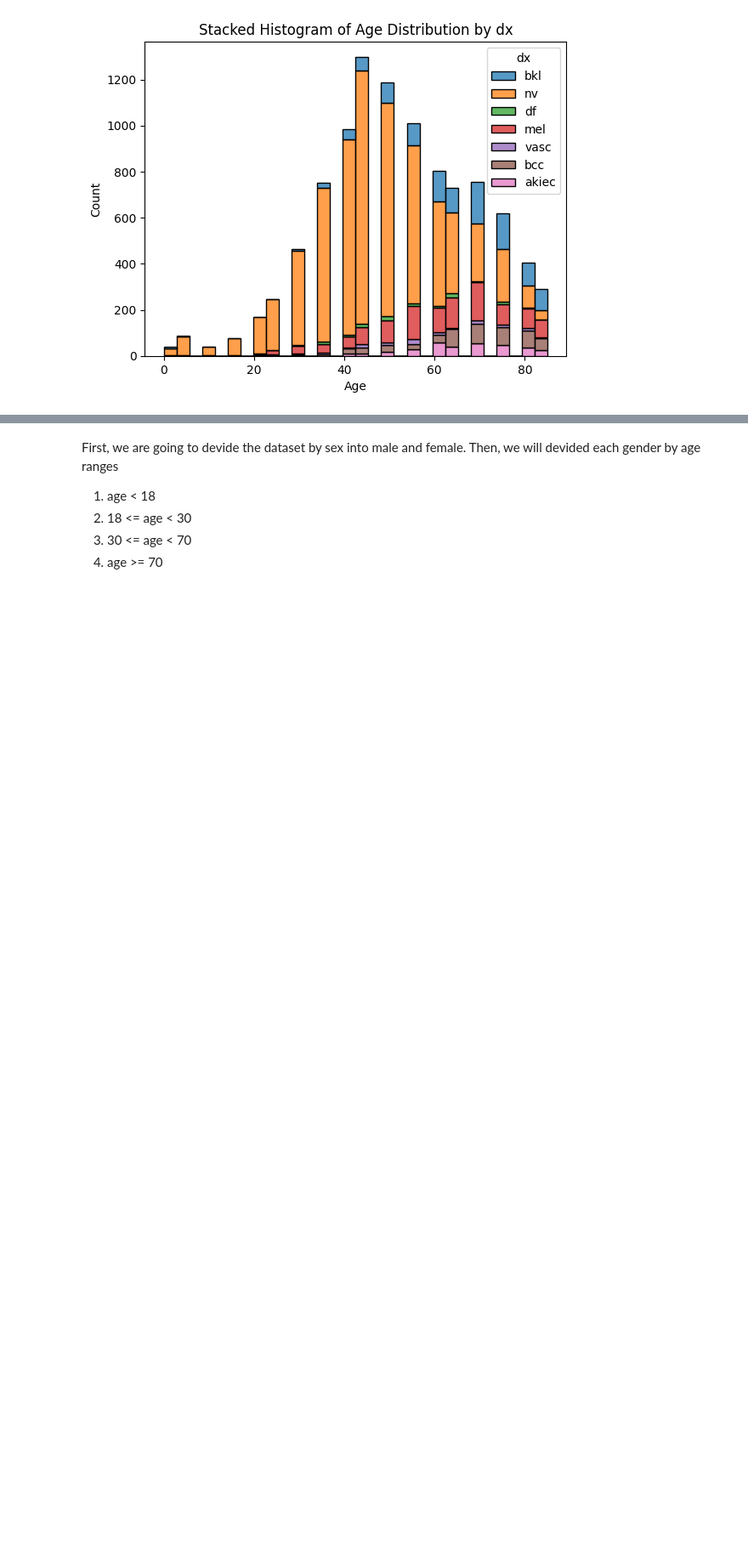
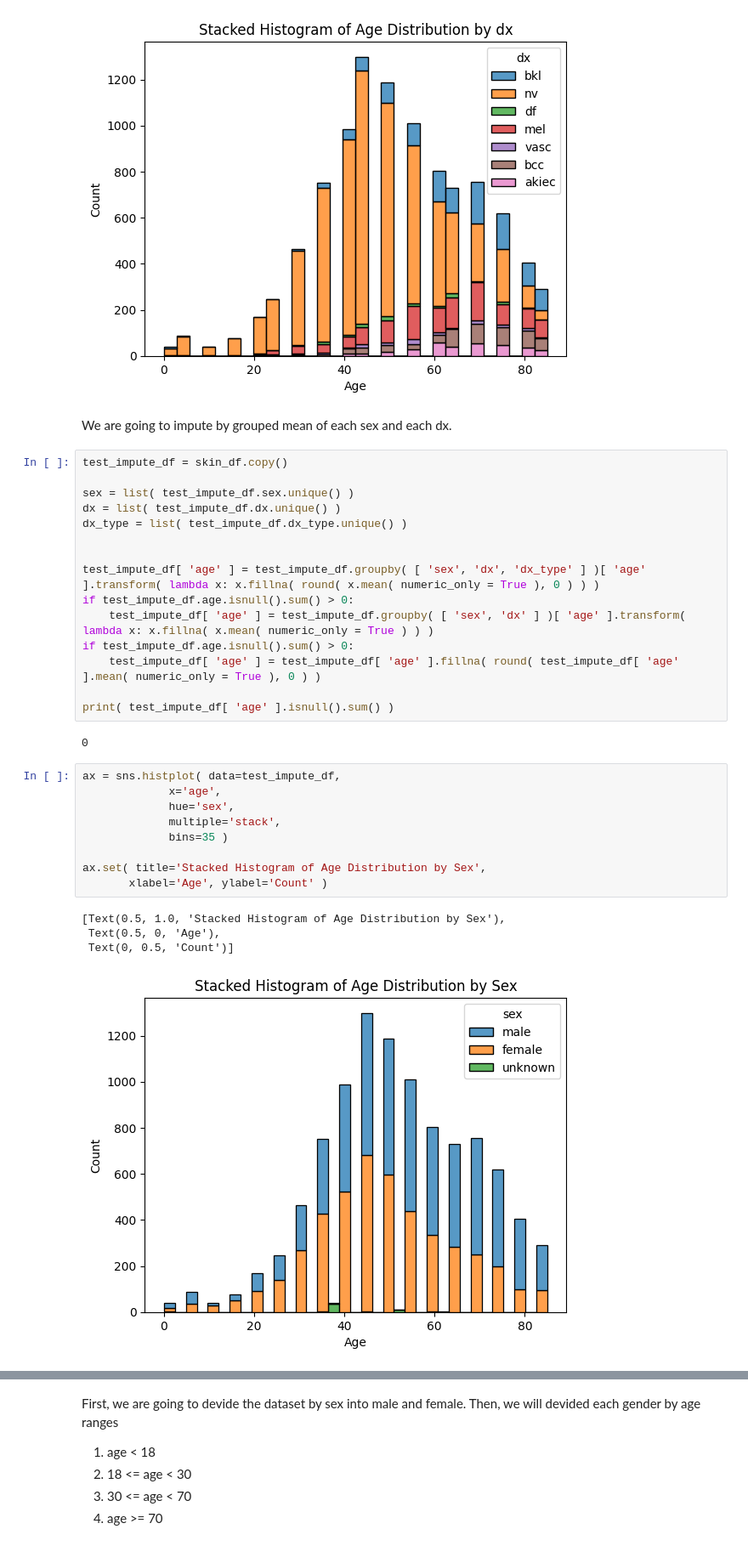
Before and after one commit to h-sutiwas/medical-image-torch, a Jupyter notebook: notebooks/eploratory_data_analysis.ipynb, the cells around one changed output, grey strips where cells are left out. Shown at 85% size. Cells and saved outputs as stored; diff of their text form; blank space fills up the shorter version.

Commit message:
Update notebook on grouped mean imputation for age column

```diff
--- a/notebooks/eploratory_data_analysis.ipynb
+++ b/notebooks/eploratory_data_analysis.ipynb
@@ -114,3 +114,36 @@ ax.set( title='Stacked Histogram of Age Distribution by dx',
  Text(0.5, 0, 'Age'),
  Text(0, 0.5, 'Count')]
 [figure]
+# %% [markdown]
+We are going to impute by grouped mean of each sex and each dx.
+# %%
+test_impute_df = skin_df.copy()
+
+sex = list( test_impute_df.sex.unique() )
+dx = list( test_impute_df.dx.unique() )
+dx_type = list( test_impute_df.dx_type.unique() )
+
+
+test_impute_df[ 'age' ] = test_impute_df.groupby( [ 'sex', 'dx', 'dx_type' ] )[ 'age' ].transform( lambda x: x.fillna( round( x.mean( numeric_only = True ), 0 ) ) )
+if test_impute_df.age.isnull().sum() > 0:
+    test_impute_df[ 'age' ] = test_impute_df.groupby( [ 'sex', 'dx' ] )[ 'age' ].transform( lambda x: x.fillna( x.mean( numeric_only = True ) ) )
+if test_impute_df.age.isnull().sum() > 0:
+    test_impute_df[ 'age' ] = test_impute_df[ 'age' ].fillna( round( test_impute_df[ 'age' ].mean( numeric_only = True ), 0 ) )
+
+print( test_impute_df[ 'age' ].isnull().sum() )
+# %% [output]
+0
+# %%
+ax = sns.histplot( data=test_impute_df,
+             x='age',
+             hue='sex',
+             multiple='stack',
+             bins=35 )
+
+ax.set( title='Stacked Histogram of Age Distribution by Sex',
+       xlabel='Age', ylabel='Count' )
+# %% [output]
+[Text(0.5, 1.0, 'Stacked Histogram of Age Distribution by Sex'),
+ Text(0.5, 0, 'Age'),
+ Text(0, 0.5, 'Count')]
+[figure, added]
```
Also changed, not shown: parts of 1 cell of this notebook.
